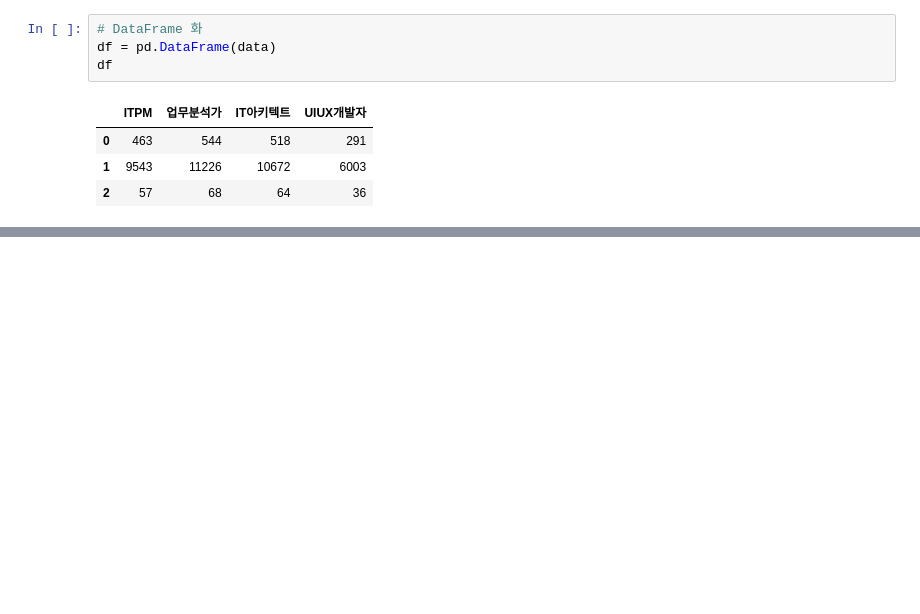
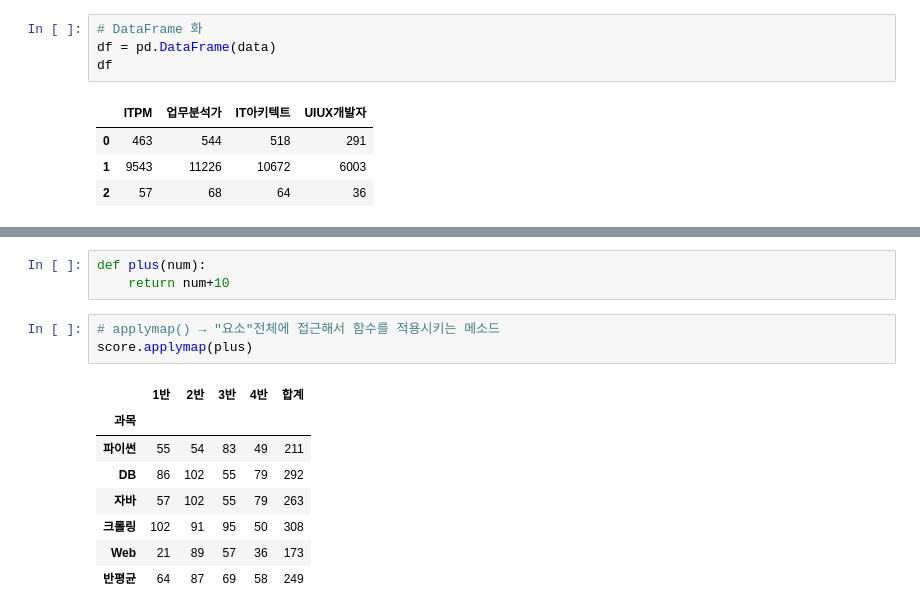
Before and after one commit to SeeUSoon93/python, a Jupyter notebook: 2. Python Library/2. Pandas Library.ipynb, the cells around one changed output, grey strips where cells are left out. Saved outputs shown, nothing was run; the diff lists cells and outputs as text; blank space fills up the shorter version.

```diff
--- a/2. Python Library/2. Pandas Library.ipynb
+++ b/2. Python Library/2. Pandas Library.ipynb
@@ -433,0 +832,15 @@ Name: ITPM, dtype: int64
+# %%
+def plus(num):
+    return num+10
+# %%
+# applymap() → "요소"전체에 접근해서 함수를 적용시키는 메소드
+score.applymap(plus)
+# %% [output]
+|  | 1반 | 2반 | 3반 | 4반 | 합계 |
+| 과목 |  |  |  |  |  |
+| 파이썬 | 55 | 54 | 83 | 49 | 211 |
+| DB | 86 | 102 | 55 | 79 | 292 |
+| 자바 | 57 | 102 | 55 | 79 | 263 |
+| 크롤링 | 102 | 91 | 95 | 50 | 308 |
+| Web | 21 | 89 | 57 | 36 | 173 |
+| 반평균 | 64 | 87 | 69 | 58 | 249 |
```
Also changed, not shown: parts of 85 cells of this notebook, 2 other files.
